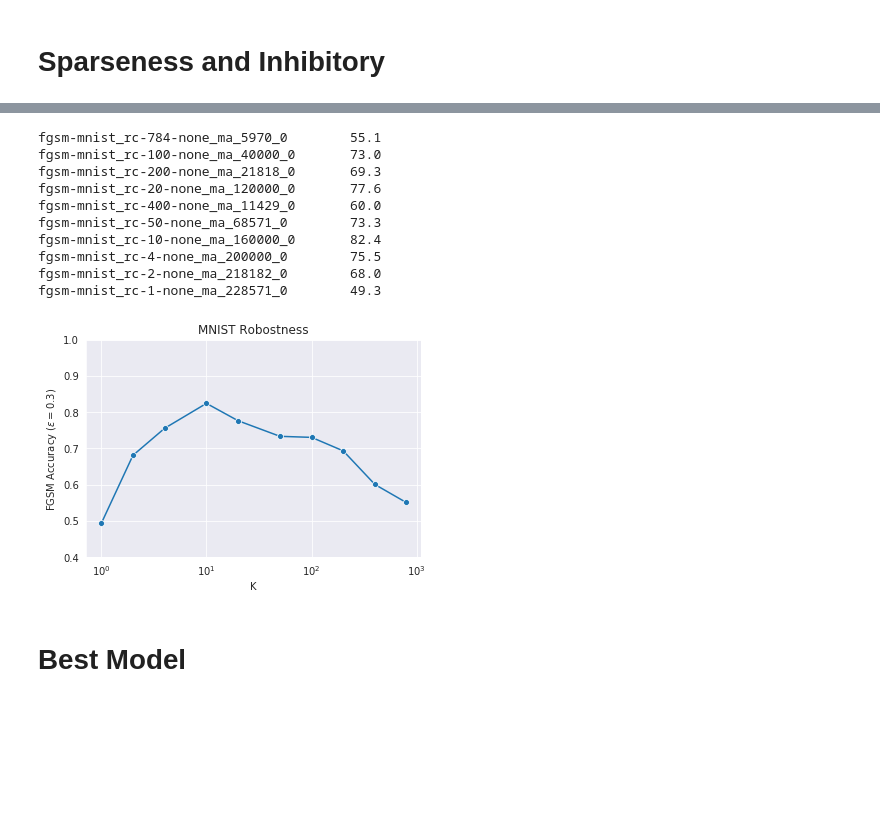
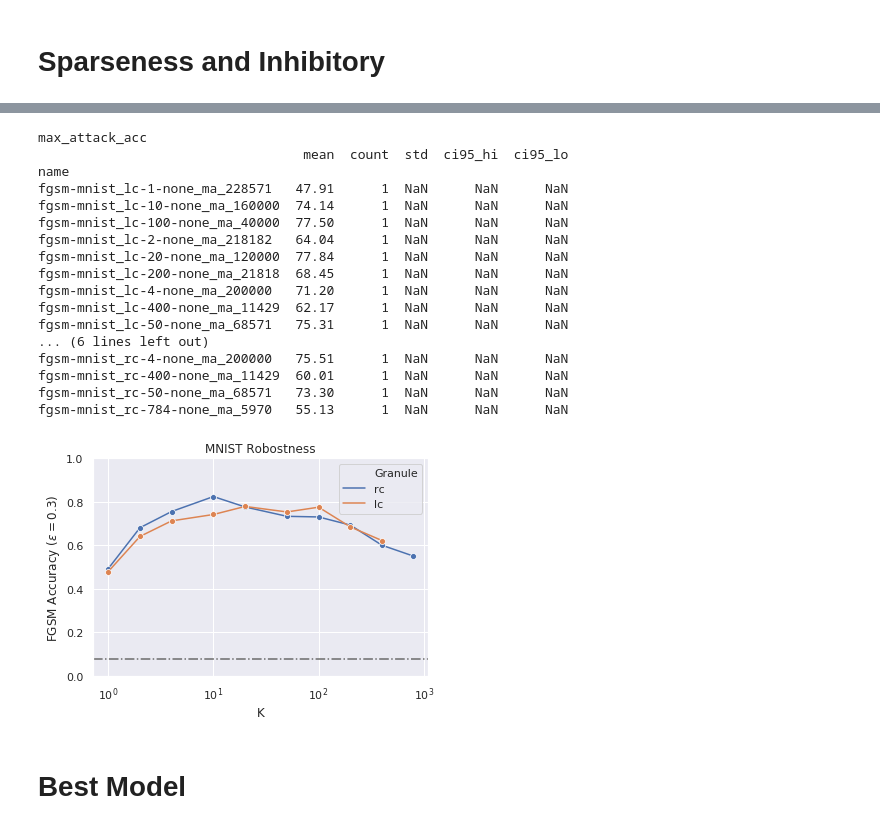
Before and after one commit to liuyuezhang/cerebellum, a Jupyter notebook: notebook/plot.ipynb, the cells around one changed output, grey strips where cells are left out. Saved outputs shown, nothing was run; the diff lists cells and outputs as text; code cells hidden in the pictures; blank space fills up the shorter version.

```diff
--- a/notebook/plot.ipynb
+++ b/notebook/plot.ipynb
@@ -184,7 +286,6 @@ ENV = 'fgsm-mnist'
 METHOD = 'fc'
 LTD = ['none', 'ma']
 N = [1000, 2000, 5000, 10000, 20000, 50000, 100000, 200000]
-SEED = 0
 
 df = pd.DataFrame()
 table = pd.DataFrame()
@@ -196,16 +297,20 @@ for run in runs:
     n = int(m.group(4))
     seed = int(m.group(5))
 
-    if env == ENV and method == METHOD and ltd in LTD and n in N and seed == SEED:
+    if env == ENV and method == METHOD and ltd in LTD and n in N:
         temp = pd.DataFrame()
         history = run.history(samples=1000)
         temp['attack_acc'] = history['attack_acc'].dropna()
         temp['eps'] = history['eps'].dropna()
-        temp['N'] = '${}$'.format(n)
-        temp['ltd'] = ltd
+        temp['M'] = '${}$'.format(n)
+        temp['LTD'] = ltd
         temp['seed'] = seed
         df = df.append(temp)
 
         max_attack_acc = history['max_attack_acc'].dropna().item() * 100
-        print('{:30}\t{:.1f}'.format(run.name, max_attack_acc))
+        name = run.name[:-2]
+        table = table.append(pd.DataFrame(
+            {'max_attack_acc': max_attack_acc, 'name': name}, index=[run.name]))
+
+calc_c95(table, 'max_attack_acc')
 # %% [output]
@@ -232,10 +349,9 @@ plt.savefig('/home/liuyuezhangadam/Desktop/cerebellum/fig/ltd_'+ENV+'.png', dpi=
 # Sparseness and Inhibitory
 # %%
 ENV = 'mnist'
-METHOD = 'rc'
+METHOD = ['rc', 'lc']
 LTD = ['ma']
 K = [1, 2, 4, 10, 20, 50, 100, 200, 400, 784]
-SEED = 0
 
 df = pd.DataFrame()
 table = pd.DataFrame()
@@ -250,12 +366,13 @@ for run in runs:
         n = int(m.group(6))
         seed = int(m.group(7))
 
-        if env == ENV and method == METHOD and k in K and ltd in LTD and seed == SEED:
+        if env == ENV and method in METHOD and k in K and ltd in LTD:
             temp = pd.DataFrame()
             history = run.history(samples=1000)
 
             temp['best_train_acc'] = history['best_train_acc'].dropna()
             temp['best_test_acc'] = history['best_test_acc'].dropna()
+            temp['Granule'] = method
             temp['K'] = k
             temp['golgi'] = golgi
             temp['seed'] = seed
@@ -263,5 +380,10 @@ for run in runs:
 
             best_train_acc = history['best_train_acc'].dropna().item() * 100
             best_test_acc = history['best_test_acc'].dropna().item() * 100
-            print('{:25}\t{:.1f}\t{:.1f}'.format(run.name, best_train_acc, best_test_acc))
+            name = run.name[:-2]
+            table = table.append(pd.DataFrame(
+                {'best_train_acc': best_train_acc, 'best_test_acc': best_test_acc, 'name': name}, index=[run.name]))
+
+calc_c95(table, 'best_train_acc')
+calc_c95(table, 'best_test_acc')
 # %% [output]
@@ -287,9 +418,9 @@ plt.savefig('/home/liuyuezhangadam/Desktop/cerebellum/fig/sparse_'+ENV+'.png', d
 # %%
 ENV = 'fgsm-mnist'
-METHOD = 'rc'
+METHOD = ['rc', 'lc']
 LTD = ['ma']
 K = [1, 2, 4, 10, 20, 50, 100, 200, 400, 784]
-SEED = 0
+SEED = [0, 1]
 
 df = pd.DataFrame()
 table = pd.DataFrame()
@@ -304,37 +435,51 @@ for run in runs:
         n = int(m.group(6))
         seed = int(m.group(7))
 
-        if env == ENV and method == METHOD and k in K and ltd in LTD and seed == SEED:
+        if env == ENV and method in METHOD and k in K and ltd in LTD and seed in SEED:
             temp = pd.DataFrame()
             history = run.history(samples=1000)
 
             temp['max_attack_acc'] = history['max_attack_acc'].dropna()
             temp['K'] = k
+            temp['Granule'] = method
             temp['golgi'] = golgi
             temp['seed'] = seed
             df = df.append(temp)
 
             max_attack_acc = history['max_attack_acc'].dropna().item() * 100
-            print('{:30}\t{:.1f}'.format(run.name, max_attack_acc))
+            name = run.name[:-2]
+            table = table.append(pd.DataFrame(
+                {'max_attack_acc': max_attack_acc, 'name': name}, index=[run.name]))
+
+calc_c95(table, 'max_attack_acc')
 # %% [output]
-fgsm-mnist_rc-784-none_ma_5970_0        55.1
-fgsm-mnist_rc-100-none_ma_40000_0       73.0
-fgsm-mnist_rc-200-none_ma_21818_0       69.3
-fgsm-mnist_rc-20-none_ma_120000_0       77.6
-fgsm-mnist_rc-400-none_ma_11429_0       60.0
-fgsm-mnist_rc-50-none_ma_68571_0        73.3
-fgsm-mnist_rc-10-none_ma_160000_0       82.4
-fgsm-mnist_rc-4-none_ma_200000_0        75.5
-fgsm-mnist_rc-2-none_ma_218182_0        68.0
-fgsm-mnist_rc-1-none_ma_228571_0        49.3
+max_attack_acc
+                                  mean  count  std  ci95_hi  ci95_lo
+name
+fgsm-mnist_lc-1-none_ma_228571   47.91      1  NaN      NaN      NaN
+fgsm-mnist_lc-10-none_ma_160000  74.14      1  NaN      NaN      NaN
+fgsm-mnist_lc-100-none_ma_40000  77.50      1  NaN      NaN      NaN
+fgsm-mnist_lc-2-none_ma_218182   64.04      1  NaN      NaN      NaN
+fgsm-mnist_lc-20-none_ma_120000  77.84      1  NaN      NaN      NaN
+fgsm-mnist_lc-200-none_ma_21818  68.45      1  NaN      NaN      NaN
+fgsm-mnist_lc-4-none_ma_200000   71.20      1  NaN      NaN      NaN
+fgsm-mnist_lc-400-none_ma_11429  62.17      1  NaN      NaN      NaN
+fgsm-mnist_lc-50-none_ma_68571   75.31      1  NaN      NaN      NaN
+... (6 lines left out)
+fgsm-mnist_rc-4-none_ma_200000   75.51      1  NaN      NaN      NaN
+fgsm-mnist_rc-400-none_ma_11429  60.01      1  NaN      NaN      NaN
+fgsm-mnist_rc-50-none_ma_68571   73.30      1  NaN      NaN      NaN
+fgsm-mnist_rc-784-none_ma_5970   55.13      1  NaN      NaN      NaN
 # %%
-ax = sns.lineplot(x='K', y='max_attack_acc', ci=95, n_boot=10, marker='o',
+plt.axhline(0.0779, linestyle='-.', color='dimgray')
+ax = sns.lineplot(x='K', y='max_attack_acc', hue='Granule', ci=95, n_boot=1000, marker='o',
+                  hue_order=['rc', 'lc'],
                   data=df)
 ax.set(title='MNIST Robostness', xlabel='K', xscale='log', ylabel='FGSM Accuracy ($\epsilon=0.3$)')
-plt.ylim(0.4, 1.0)
+plt.ylim(0, 1.0)
 # plt.legend(loc='lower right')
 plt.savefig('/home/liuyuezhangadam/Desktop/cerebellum/fig/sparse_'+ENV+'.png', dpi=300)
 # %% [output]
-[figure, old version]
+[figure, new version]
 # %% [markdown]
 # Best Model
```
Also changed, not shown: parts of 15 cells of this notebook, 5 other files.
